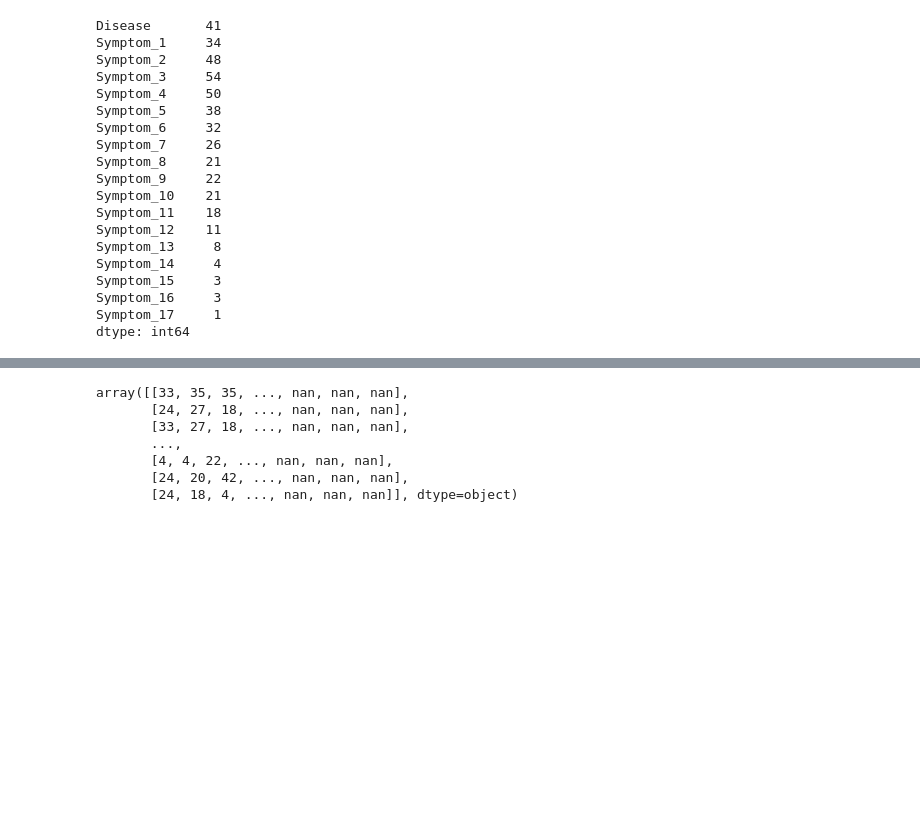
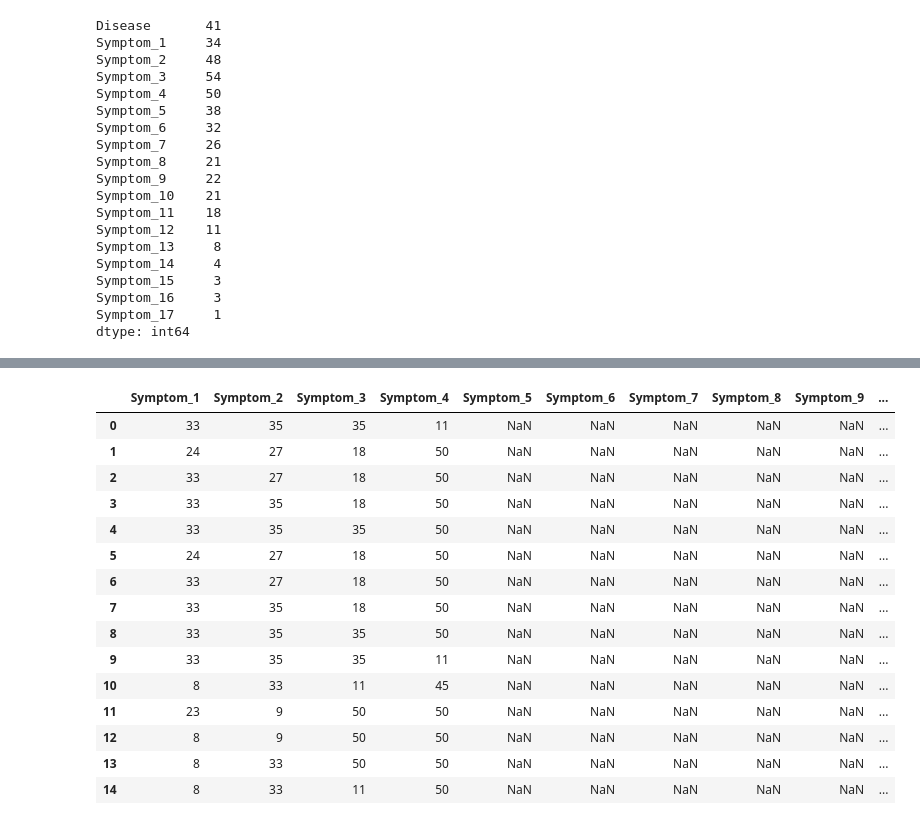
Before and after one commit to deepikarapeti43/Disease-symptom-checker, a Jupyter notebook: disease_and_symptoms.ipynb, the cells around one changed output, grey strips where cells are left out. Cells and saved outputs as stored; diff of their text form; code cells hidden in the pictures; blank space fills up the shorter version.

```diff
--- a/disease_and_symptoms.ipynb
+++ b/disease_and_symptoms.ipynb
@@ -67,7 +68,6 @@ Symptom_17     1
 dtype: int64
 # %%
 # Split our preprocessed data into our features and target arrays
-y = disease_df.Disease.values
-X = disease_df.drop(columns="Disease").values
-print(y)
-print(X)
+y = disease_df.Disease.values.reshape(-1, 1)
+X = disease_df.drop("Disease", axis=1)
+feature_names = X.columns
@@ -87,24 +110,33 @@ print(X)
 # %%
-# Apply label encoding to non-numeric columns
 label_encoder = LabelEncoder()
 for i in range(X.shape[1]):
-    # Check if the column has non-numeric values
-    if isinstance(X[0, i], str):
+    # Check if the column has non-numeric values (assuming string values represent categorical variables)
+    if isinstance(X.iloc[:, i].iloc[0], str):
         # Apply label encoding to non-numeric columns
-        X[:, i] = label_encoder.fit_transform(X[:, i])
+        X.iloc[:, i] = label_encoder.fit_transform(X.iloc[:, i])
 
-# Encode the target variable y
+# Encode the target variable (y)
 y = label_encoder.fit_transform(y)
 
-X
+# Display the features DataFrame after label encoding
+X[0:15]
 # %% [output]
-array([[33, 35, 35, ..., nan, nan, nan],
-       [24, 27, 18, ..., nan, nan, nan],
-       [33, 27, 18, ..., nan, nan, nan],
-       ...,
-       [4, 4, 22, ..., nan, nan, nan],
-       [24, 20, 42, ..., nan, nan, nan],
-       [24, 18, 4, ..., nan, nan, nan]], dtype=object)
+|  | Symptom_1 | Symptom_2 | Symptom_3 | Symptom_4 | Symptom_5 | Symptom_6 | Symptom_7 | Symptom_8 | Symptom_9 | ... |
+| 0 | 33 | 35 | 35 | 11 | NaN | NaN | NaN | NaN | NaN | ... |
+| 1 | 24 | 27 | 18 | 50 | NaN | NaN | NaN | NaN | NaN | ... |
+| 2 | 33 | 27 | 18 | 50 | NaN | NaN | NaN | NaN | NaN | ... |
+| 3 | 33 | 35 | 18 | 50 | NaN | NaN | NaN | NaN | NaN | ... |
+| 4 | 33 | 35 | 35 | 50 | NaN | NaN | NaN | NaN | NaN | ... |
+| 5 | 24 | 27 | 18 | 50 | NaN | NaN | NaN | NaN | NaN | ... |
+| 6 | 33 | 27 | 18 | 50 | NaN | NaN | NaN | NaN | NaN | ... |
+| 7 | 33 | 35 | 18 | 50 | NaN | NaN | NaN | NaN | NaN | ... |
+| 8 | 33 | 35 | 35 | 50 | NaN | NaN | NaN | NaN | NaN | ... |
+| 9 | 33 | 35 | 35 | 11 | NaN | NaN | NaN | NaN | NaN | ... |
+| 10 | 8 | 33 | 11 | 45 | NaN | NaN | NaN | NaN | NaN | ... |
+| 11 | 23 | 9 | 50 | 50 | NaN | NaN | NaN | NaN | NaN | ... |
+| 12 | 8 | 9 | 50 | 50 | NaN | NaN | NaN | NaN | NaN | ... |
+| 13 | 8 | 33 | 50 | 50 | NaN | NaN | NaN | NaN | NaN | ... |
+| 14 | 8 | 33 | 11 | 50 | NaN | NaN | NaN | NaN | NaN | ... |
 # %%
 # Split the preprocessed data into a training and testing dataset
 X_train, X_test, y_train, y_test = train_test_split(X, y, random_state=1, stratify=y)
```
Also changed, not shown: parts of 5 cells of this notebook.
